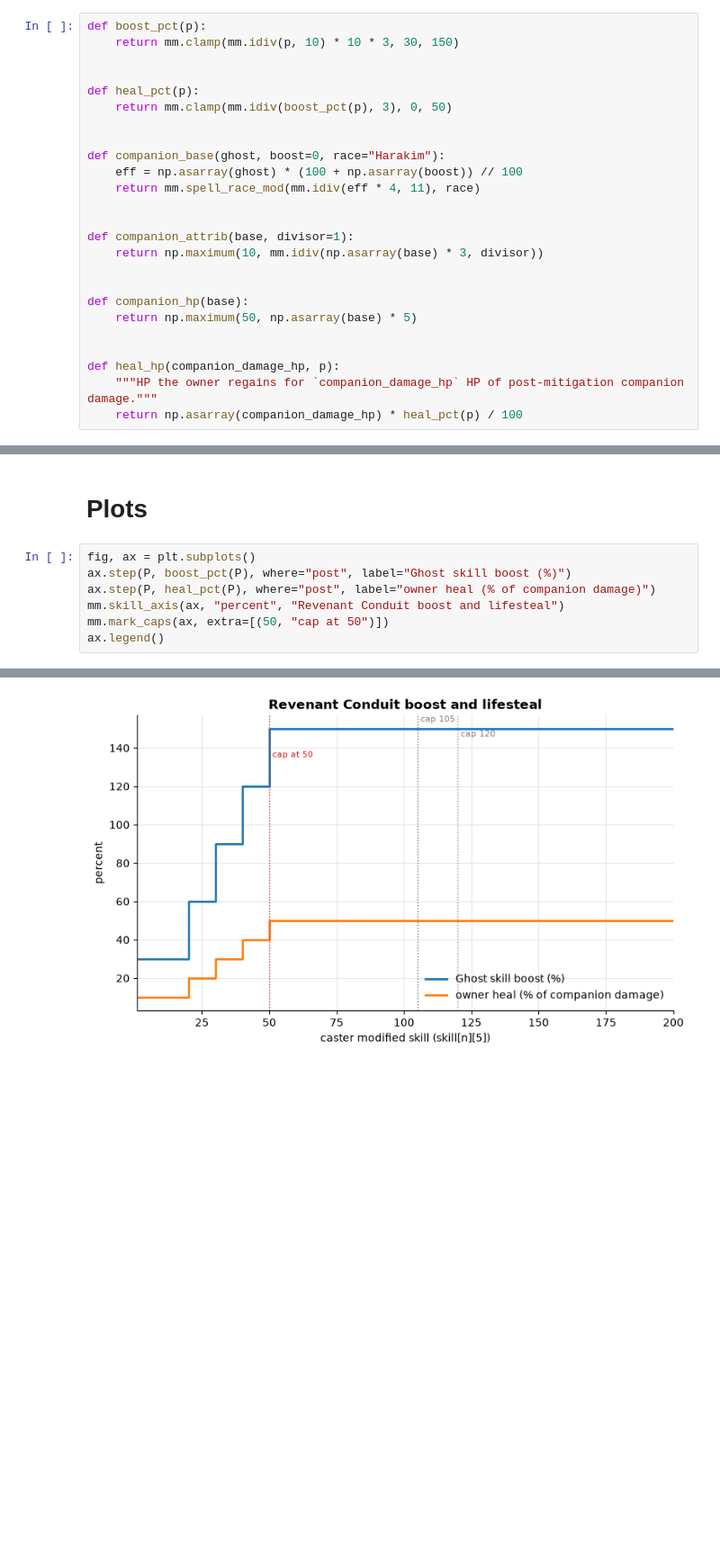
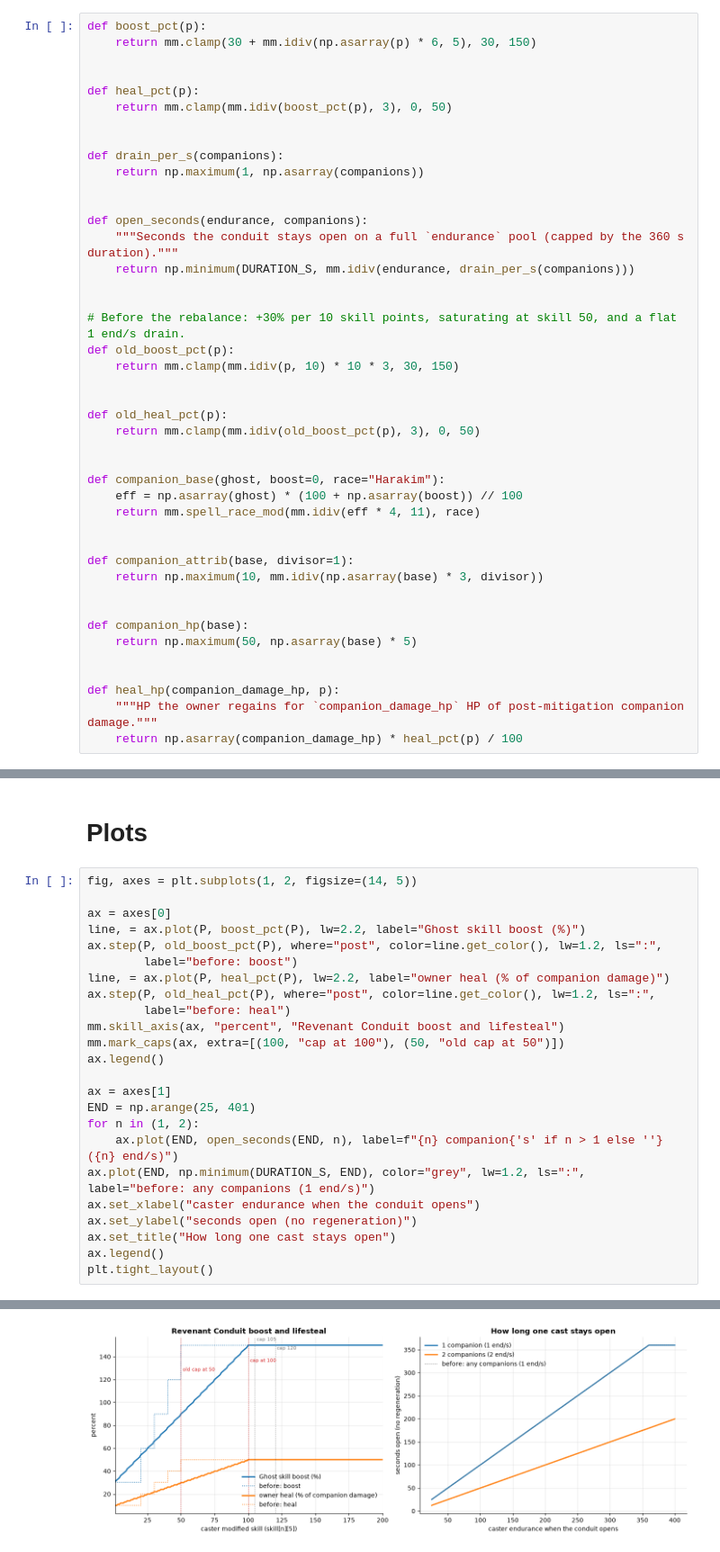
Before and after one commit to engineerjames/men-among-gods-reforged, a Jupyter notebook: investigations/abilities/harakim_revenant_conduit.ipynb, the cells around one changed output, grey strips where cells are left out. Shown at 90% size. Saved outputs shown, nothing was run; the diff lists cells and outputs as text; blank space fills up the shorter version.

Commit message:
Balancing fixes for revenant conduit

```diff
--- a/investigations/abilities/harakim_revenant_conduit.ipynb
+++ b/investigations/abilities/harakim_revenant_conduit.ipynb
@@ -67,11 +79,29 @@ GHOST_SWEEP = (50, 80, 105, 120)
 # Model
 # %%
 def boost_pct(p):
-    return mm.clamp(mm.idiv(p, 10) * 10 * 3, 30, 150)
+    return mm.clamp(30 + mm.idiv(np.asarray(p) * 6, 5), 30, 150)
 
 
 def heal_pct(p):
     return mm.clamp(mm.idiv(boost_pct(p), 3), 0, 50)
+
+
+def drain_per_s(companions):
+    return np.maximum(1, np.asarray(companions))
+
+
+def open_seconds(endurance, companions):
+    """Seconds the conduit stays open on a full `endurance` pool (capped by the 360 s duration)."""
+    return np.minimum(DURATION_S, mm.idiv(endurance, drain_per_s(companions)))
+
+
+# Before the rebalance: +30% per 10 skill points, saturating at skill 50, and a flat 1 end/s drain.
+def old_boost_pct(p):
+    return mm.clamp(mm.idiv(p, 10) * 10 * 3, 30, 150)
+
+
+def old_heal_pct(p):
+    return mm.clamp(mm.idiv(old_boost_pct(p), 3), 0, 50)
 
 
 def companion_base(ghost, boost=0, race="Harakim"):
@@ -115,10 +152,27 @@ Revenant Conduit model OK
 # %% [markdown]
 # Plots
 # %%
-fig, ax = plt.subplots()
-ax.step(P, boost_pct(P), where="post", label="Ghost skill boost (%)")
-ax.step(P, heal_pct(P), where="post", label="owner heal (% of companion damage)")
+fig, axes = plt.subplots(1, 2, figsize=(14, 5))
+
+ax = axes[0]
+line, = ax.plot(P, boost_pct(P), lw=2.2, label="Ghost skill boost (%)")
+ax.step(P, old_boost_pct(P), where="post", color=line.get_color(), lw=1.2, ls=":",
+        label="before: boost")
+line, = ax.plot(P, heal_pct(P), lw=2.2, label="owner heal (% of companion damage)")
+ax.step(P, old_heal_pct(P), where="post", color=line.get_color(), lw=1.2, ls=":",
+        label="before: heal")
 mm.skill_axis(ax, "percent", "Revenant Conduit boost and lifesteal")
-mm.mark_caps(ax, extra=[(50, "cap at 50")])
+mm.mark_caps(ax, extra=[(100, "cap at 100"), (50, "old cap at 50")])
 ax.legend()
+
+ax = axes[1]
+END = np.arange(25, 401)
+for n in (1, 2):
+    ax.plot(END, open_seconds(END, n), label=f"{n} companion{'s' if n > 1 else ''} ({n} end/s)")
+ax.plot(END, np.minimum(DURATION_S, END), color="grey", lw=1.2, ls=":", label="before: any companions (1 end/s)")
+ax.set_xlabel("caster endurance when the conduit opens")
+ax.set_ylabel("seconds open (no regeneration)")
+ax.set_title("How long one cast stays open")
+ax.legend()
+plt.tight_layout()
 # %% [output]
@@ -126,4 +179,4 @@ ax.legend()
-[figure, old version]
+[figure, new version]
 # %%
 fig, axes = plt.subplots(1, 2, figsize=(14, 5))
 
```
Also changed, not shown: parts of 7 cells of this notebook, 2 other files.
